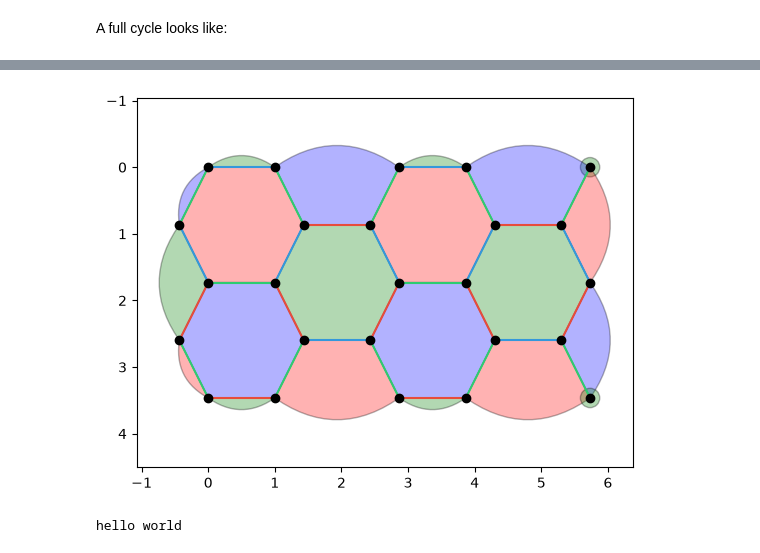
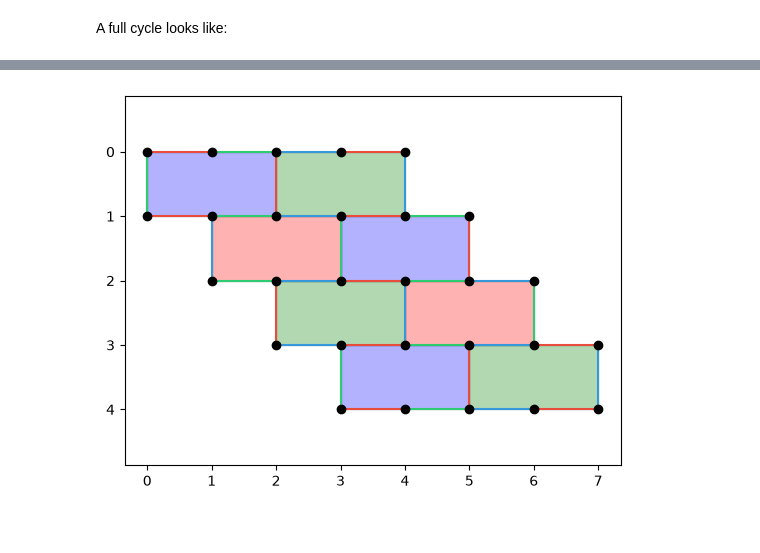
Before and after one commit to OliverRedhead/Floquet-Codes-Preparing-Magic-States, a Jupyter notebook: CSS_honeycomb/testing/circuit_testing.ipynb, the cells around one changed output, grey strips where cells are left out. Cells and saved outputs as stored; diff of their text form; code cells hidden in the pictures; blank space fills up the shorter version.

```diff
--- a/CSS_honeycomb/testing/circuit_testing.ipynb
+++ b/CSS_honeycomb/testing/circuit_testing.ipynb
@@ -134,10 +134,6 @@ circuit.diagram("timeslice-svg")
 </g>
 </svg>
 # %%
-honey.plot_surface(coordinates='hex')
+honey.plot_surface()
 # %% [output]
-[figure, old version]
+[figure, new version]
-# %%
-print("hello world")
-# %% [output]
-hello world
```
Also changed, not shown: parts of 5 cells of this notebook, 4 other files.
